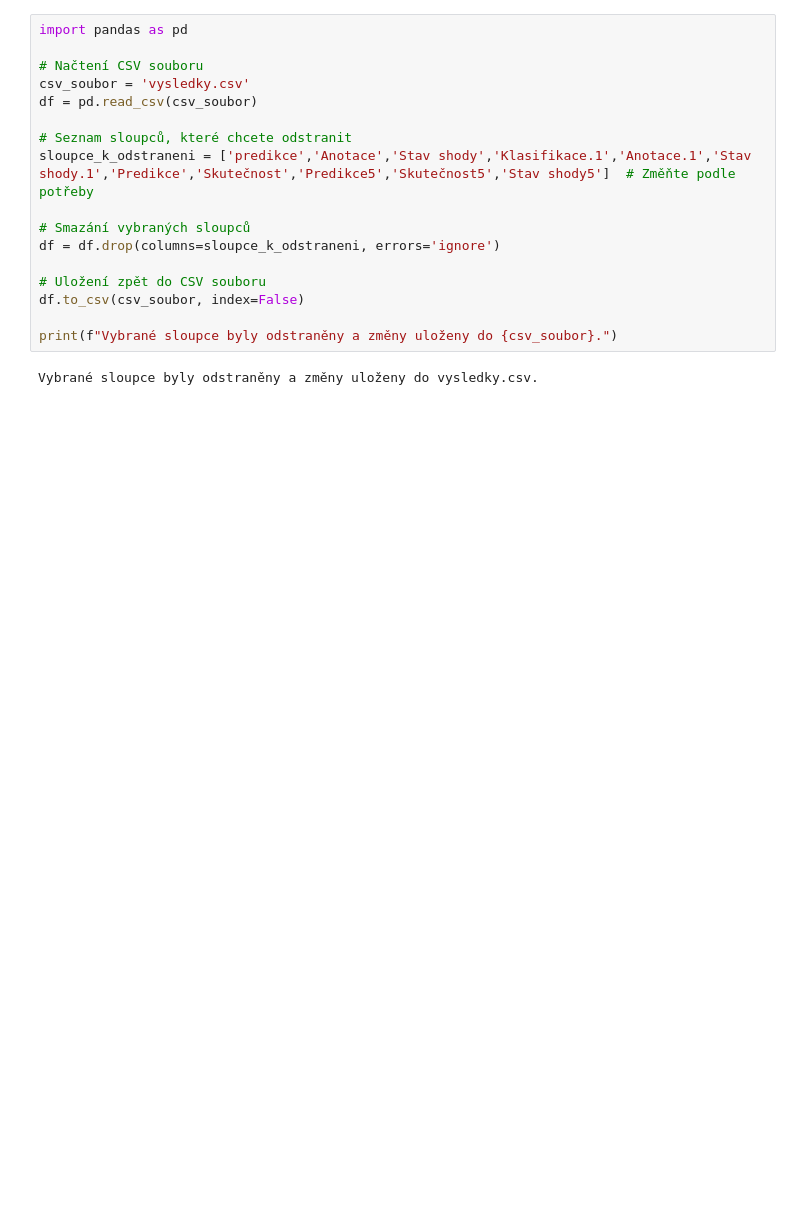
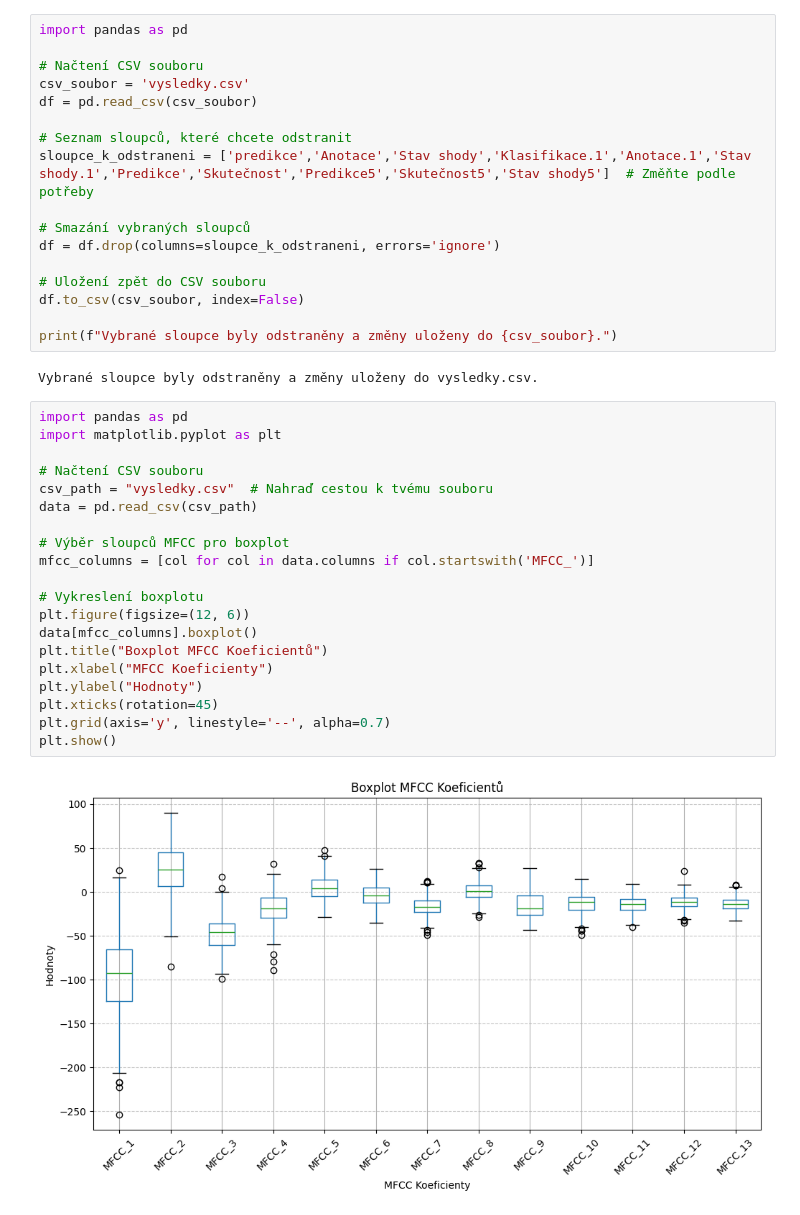
Before and after one commit to sattlereii/PZS, a Jupyter notebook: 2_1sem/sem2_1.ipynb, the cells around one changed output. Cells and saved outputs as stored; diff of their text form; blank space fills up the shorter version.

```diff
--- a/2_1sem/sem2_1.ipynb
+++ b/2_1sem/sem2_1.ipynb
@@ -1650,3 +1618,25 @@ df.to_csv(csv_soubor, index=False)
 print(f"Vybrané sloupce byly odstraněny a změny uloženy do {csv_soubor}.")
 # %% [output]
 Vybrané sloupce byly odstraněny a změny uloženy do vysledky.csv.
+# %%
+import pandas as pd
+import matplotlib.pyplot as plt
+
+# Načtení CSV souboru
+csv_path = "vysledky.csv"  # Nahraď cestou k tvému souboru
+data = pd.read_csv(csv_path)
+
+# Výběr sloupců MFCC pro boxplot
+mfcc_columns = [col for col in data.columns if col.startswith('MFCC_')]
+
+# Vykreslení boxplotu
+plt.figure(figsize=(12, 6))
+data[mfcc_columns].boxplot()
+plt.title("Boxplot MFCC Koeficientů")
+plt.xlabel("MFCC Koeficienty")
+plt.ylabel("Hodnoty")
+plt.xticks(rotation=45)
+plt.grid(axis='y', linestyle='--', alpha=0.7)
+plt.show()
+# %% [output]
+[figure, added]
```
Also changed, not shown: parts of 6 cells of this notebook, 1 other file.
